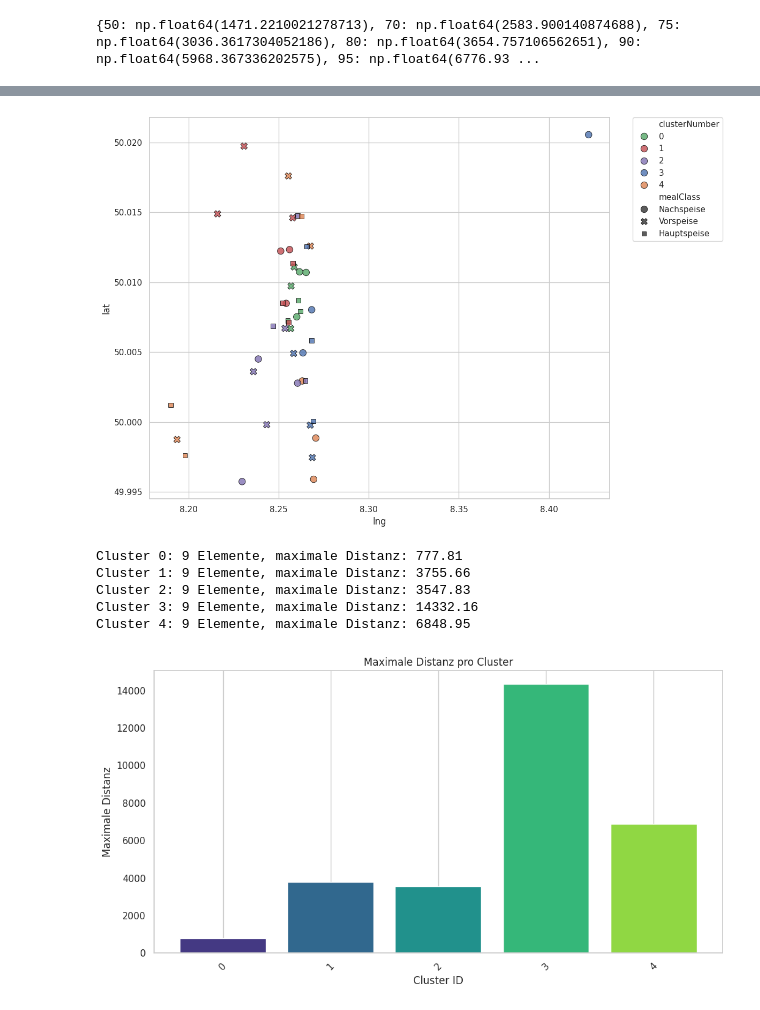
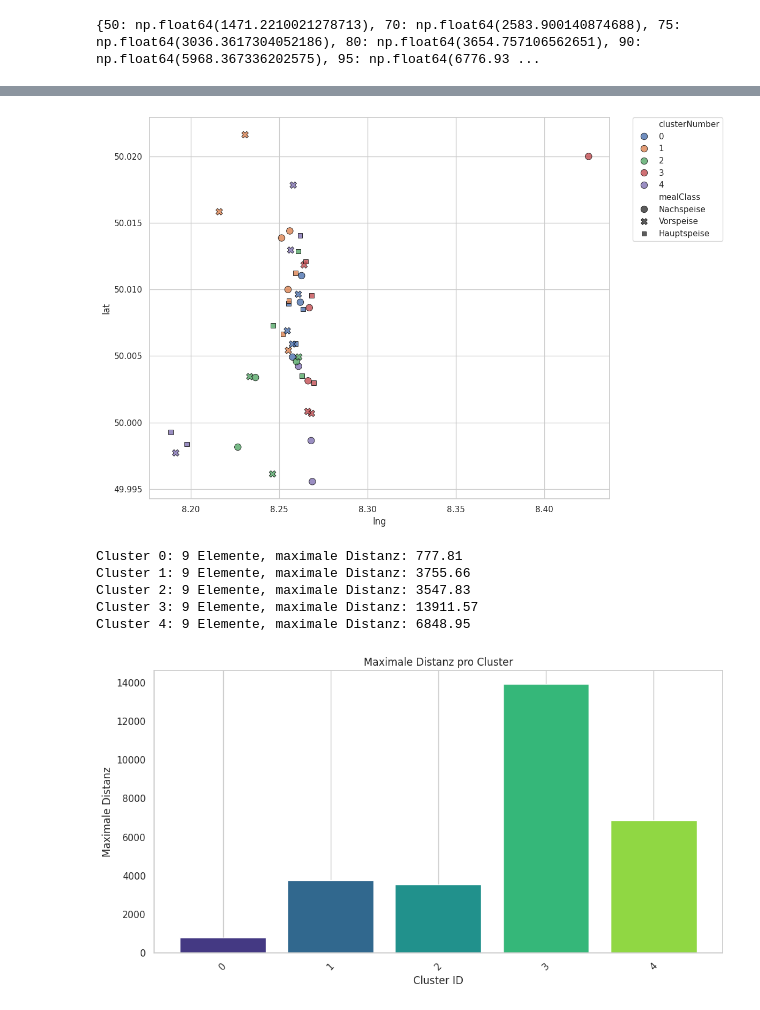
Before and after one commit to Clemens85/runningdinner-functions, a Jupyter notebook: packages/optimization/playground.ipynb, the cells around one changed output, grey strips where cells are left out. Drawn from its saved outputs; the diff is of its cells as text; code cells hidden in the pictures.

```diff
--- a/packages/optimization/playground.ipynb
+++ b/packages/optimization/playground.ipynb
@@ -20,20 +19,18 @@ from ClustererAgg import ClustererAgg
 hamburg="test-data/27_teams_3ce786ba.json"
 mainz_alt="test-data/36_teams_5a005256.json"
 mainz_complete="test-data/45_teams_b17d628f.json"
+rostock="test-data/21_teams_274fc6d7.json"
 
-data = DataProvider(mainz_complete)
-routes = data.get_routes()
+data = DataProvider.DataProvider(mainz_complete)
 dist_matrix = data.get_distance_matrix()
-agg_cluster = ClustererAgg(routes, dist_matrix, data.get_cluster_sizes())
+clusterer = Clusterer(data)
 
 dist_percentiles = data.get_distance_percentiles()
 print(dist_percentiles)
-
-#print(data.get_cluster_template())
 # %% [output]
 {50: np.float64(1471.2210021278713), 70: np.float64(2583.900140874688), 75: np.float64(3036.3617304052186), 80: np.float64(3654.757106562651), 90: np.float64(5968.367336202575), 95: np.float64(6776.93 ...
 # %%
-vis = Visualizer(routes, dist_matrix)
-vis.plot_geocodes()
-vis.plot_max_distances_per_cluster(agg_cluster.print_max_distances_per_cluster(routes))
+vis = Visualizer.Visualizer(data)
+vis.plot_geocodes(data.get_routes())
+vis.plot_max_distances_per_cluster(clusterer.print_max_distances_per_cluster())
 # %% [output]
@@ -45,12 +42,6 @@ Cluster 4: 9 Elemente, maximale Distanz: 6206.50
 Cluster 5: 9 Elemente, maximale Distanz: 17163.29
 [figure]
 # %%
-#n_clusters=3
-#distance_threshold=7000
-##distance_threshold=1000
-agg_routes, agg_labels = agg_cluster.predict(n_clusters=len(data.get_cluster_sizes()))#distance_threshold=dist_percentiles[80])
-print (agg_labels)
-vis_agg = Visualizer(agg_routes, dist_matrix)
-vis_agg.plot_geocodes()
-vis_agg.plot_max_distances_per_cluster(agg_cluster.print_max_distances_per_cluster(agg_routes))
+routes, labels = clusterer.predict()
+print (labels)
 # %% [output]
@@ -86,12 +65,11 @@ Final cluster labels: [3 4 0 1 4 4 3 4 1 0 3 0 2 1 0 1 1 2 0 4 1 0 1 3 0 3 0 2 4
 # %%
-vis_agg = Visualizer(agg_routes, dist_matrix)
-vis_agg.plot_geocodes()
-vis_agg.plot_max_distances_per_cluster(agg_cluster.print_max_distances_per_cluster(agg_routes))
+vis.plot_geocodes(routes)
+vis.plot_max_distances_per_cluster(clusterer.print_max_distances_per_cluster())
 # %% [output]
-[figure, old version]
+[figure, new version]
 Cluster 0: 9 Elemente, maximale Distanz: 777.81
 Cluster 1: 9 Elemente, maximale Distanz: 3755.66
 Cluster 2: 9 Elemente, maximale Distanz: 3547.83
-Cluster 3: 9 Elemente, maximale Distanz: 14332.16
+Cluster 3: 9 Elemente, maximale Distanz: 13911.57
 Cluster 4: 9 Elemente, maximale Distanz: 6848.95
-[figure, old version]
+[figure, new version]
```
Also changed, not shown: parts of 5 cells of this notebook, 10 other files.
